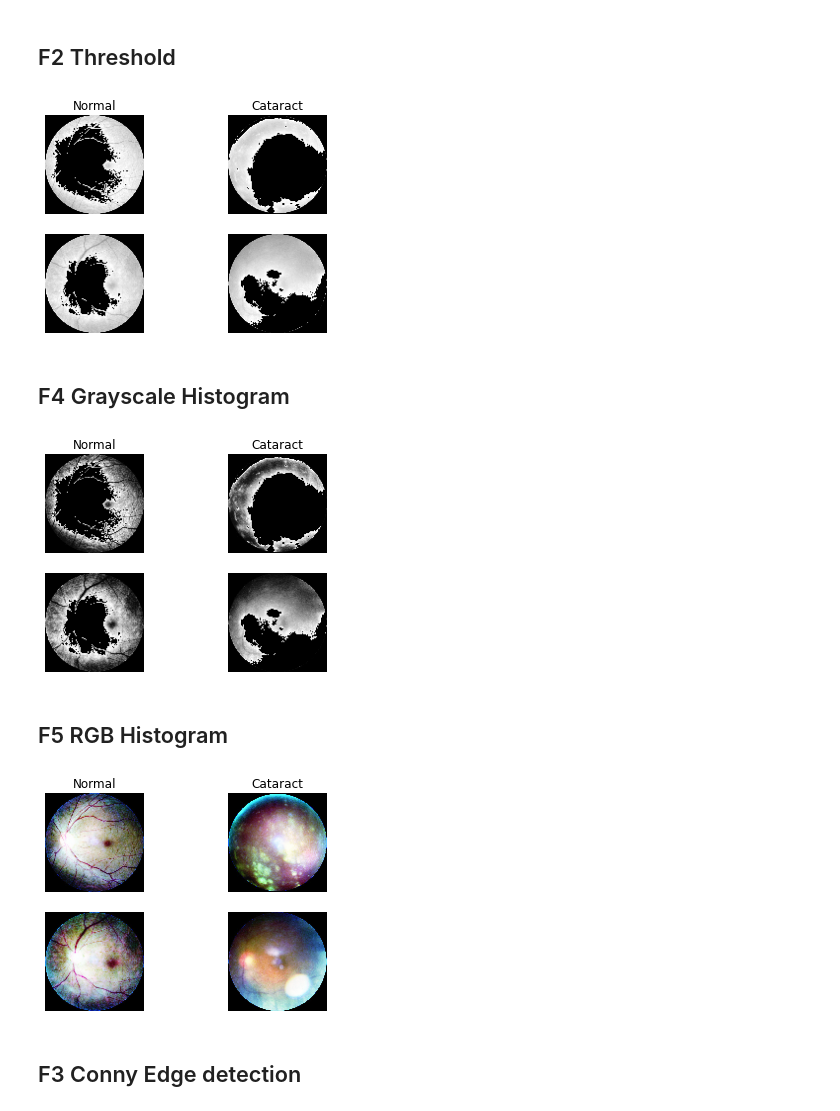
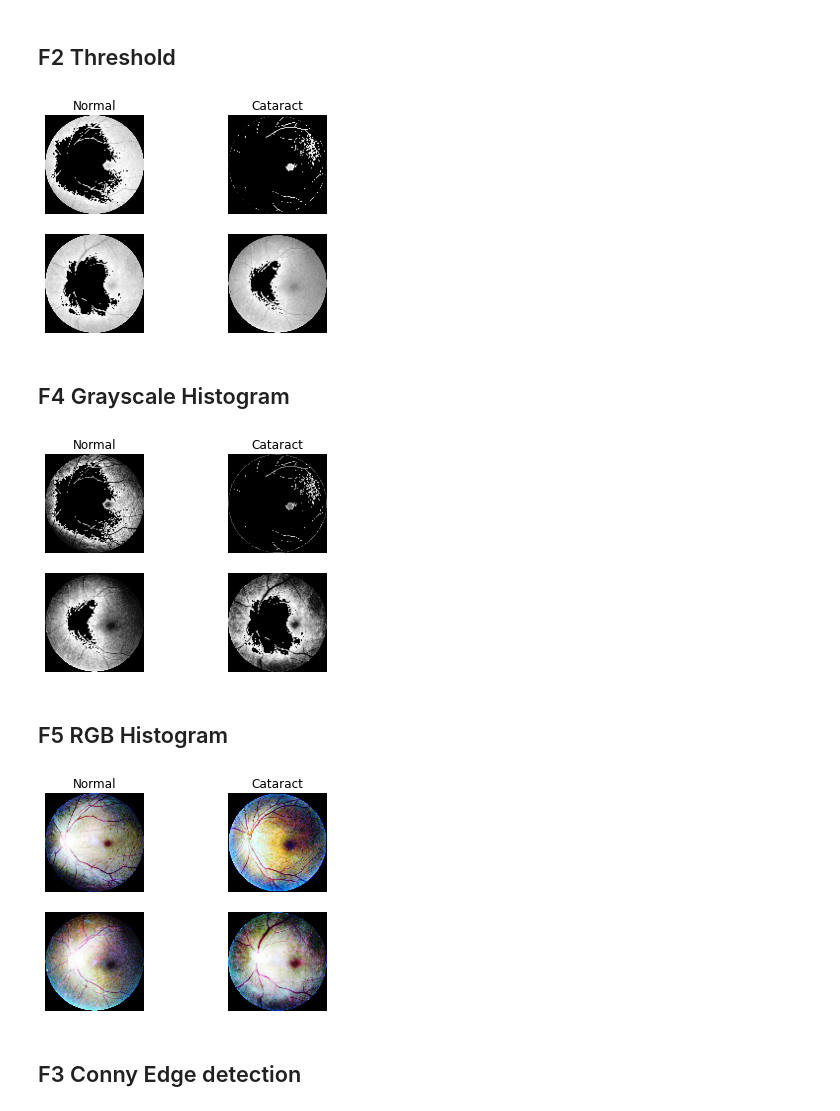
Before and after one commit to Shrey-Viradiya/Ocular-Disease-Recognition, a Jupyter notebook: ocular-disease-recognition-fivp-project_draft_prefianl.ipynb, the cells around one changed output. Saved outputs shown, nothing was run; the diff lists cells and outputs as text; code cells hidden in the pictures.

```diff
--- a/ocular-disease-recognition-fivp-project_draft_prefianl.ipynb
+++ b/ocular-disease-recognition-fivp-project_draft_prefianl.ipynb
@@ -34,7 +25,7 @@ from keras.utils import to_categorical
 # %% [markdown]
 # Enviroment variables
 # %%
-path = "/content/Ocular"
+path = "../input/ocular-disease-recognition-odir5k"
 datafr = pd.read_csv(os.path.join(path, "full_df.csv"))
 # Image size
 ROW = 100
@@ -195,12 +181,12 @@ def THRESH_TOZERO_INV(gray):
     return gray
 
 showSamples([THRESH_TOZERO_INV(grayscaled_images[0]),
-             THRESH_TOZERO_INV(grayscaled_images[-1]),
+             THRESH_TOZERO_INV(grayscaled_images[2]),
              THRESH_TOZERO_INV(grayscaled_images[12]),
-             THRESH_TOZERO_INV(grayscaled_images[-17])]
+             THRESH_TOZERO_INV(grayscaled_images[17])]
             , True)
 # %% [output]
-[figure, old version]
+[figure, new version]
 # %% [markdown]
 ## F4 Grayscale Histogram
 # %%
@@ -216,25 +202,25 @@ def equalizeHist(image):
 
 
 showSamples([equalizeHist(grayscaled_images[0]),
-             equalizeHist(grayscaled_images[-1]),
-             equalizeHist(grayscaled_images[12]),
-             equalizeHist(grayscaled_images[-17])]
+             equalizeHist(grayscaled_images[2]),
+             equalizeHist(grayscaled_images[17]),
+             equalizeHist(grayscaled_images[12])]
             , True)
 # %% [output]
-[figure, old version]
+[figure, new version]
 # %% [markdown]
 ## F5 RGB Histogram
 # %%
 def RGB_histogram(image):
     return np.dstack((equalizeHist(image[:,:,0]), equalizeHist(image[:,:,1]), equalizeHist(image[:,:,2])))
 
 showSamples([RGB_histogram(training_images[0]),
-             RGB_histogram(training_images[-1]),
-             RGB_histogram(training_images[12]),
-             RGB_histogram(training_images[-17])]
+             RGB_histogram(training_images[2]),
+             RGB_histogram(training_images[17]),
+             RGB_histogram(training_images[12])]
             , False)
 # %% [output]
-[figure, old version]
+[figure, new version]
 # %% [markdown]
 ## F3 Conny Edge detection
 # %%
```
Also changed, not shown: parts of 17 cells of this notebook.
